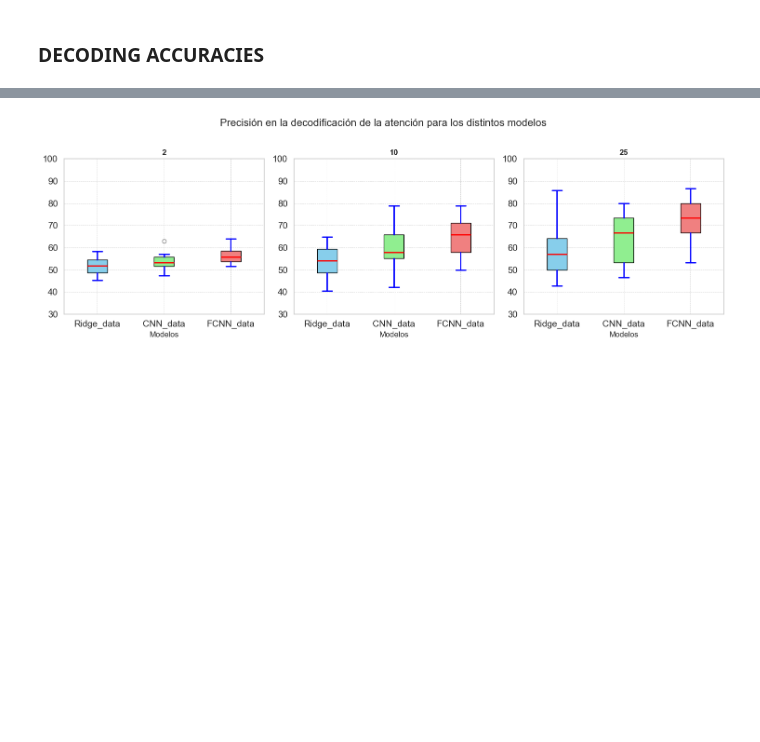
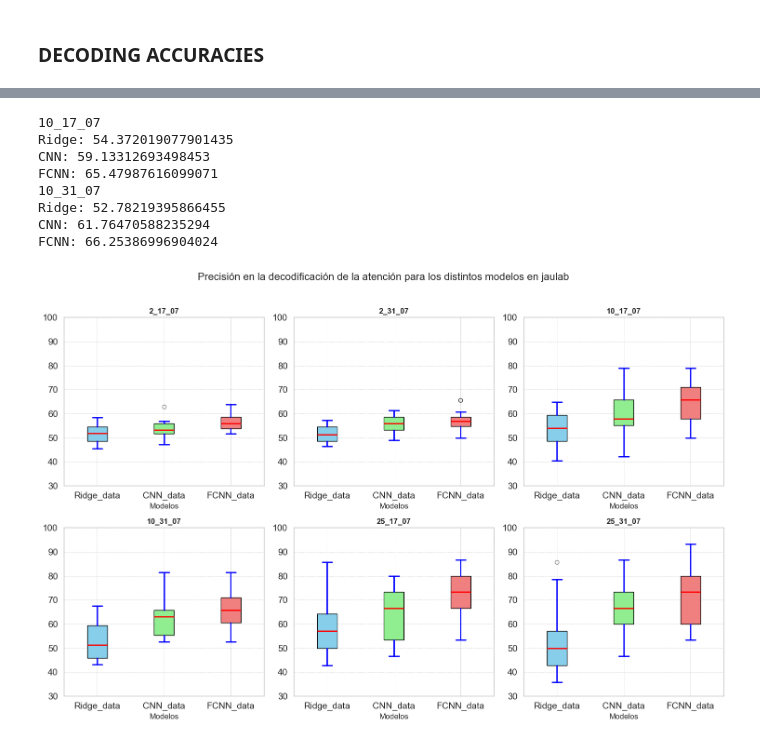
Before and after one commit to garcesote/DNN_AAD, a Jupyter notebook: visualize.ipynb, the cells around one changed output, grey strips where cells are left out. Saved outputs shown, nothing was run; the diff lists cells and outputs as text; code cells hidden in the pictures; blank space fills up the shorter version.

```diff
--- a/visualize.ipynb
+++ b/visualize.ipynb
@@ -149,6 +260,6 @@ datasets
 # %%
 # SELECCIONO EL DATASET
-dataset = datasets[0]
+dataset = datasets[2]
 path = os.path.join(eval_path, dataset)
 file_list = os.listdir(path)
 file_list
@@ -248,7 +440,7 @@ fig, axs = plt.subplots(nrows=n_rows, ncols=3, figsize=(15, 5 * n_rows))
 # Aplanar la matriz de subfiguras para un acceso fácil
 axs = axs.flatten()
 
-for idx, subj in enumerate(dict.keys()):
+for idx, subj in enumerate(CNN_Results.keys()):
 
     # CNN_data = list(-np.array(CNN_Results[subj]))
     CNN_data = CNN_Results[subj]
@@ -295,7 +487,7 @@ for ax in axs[idx+1:]:
 
 plt.tight_layout()
 # Agregar un título general a la figura
-fig.suptitle('Visualización de Gráficas de Pérdida de Entrenamiento y Validación para '+ mode, fontsize=16)
+fig.suptitle('Visualización correlaciones por sujeto para '+ dataset, fontsize=16)
 plt.tight_layout(rect=[0, 0, 1, 0.96])  # Ajustar el layout para dejar espacio para el título
 
 plt.show()
@@ -308,10 +548,11 @@ plt.show()
 def get_times(dataset, model):
     path = os.path.join('Results/decode_accuracy/', dataset+'_data' , model)
     file_list = os.listdir(path)
-    times = {int(int(file.split('_')[2]) / 64): json.load(open(os.path.join(path, file),'r')) for file in file_list}
-    ordered_keys = sorted(times.keys())
-    times_ordered = {key: times[key] for key in ordered_keys}
+    # times is a dict with { 'WL_date' : [list with accuracies for each subject] }
+    times = {str(int(int(file.split('_')[2]) / 64)) + '_' + file.split('_')[0] + '_' + file.split('_')[1] : json.load(open(os.path.join(path, file),'r')) for file in file_list}
+    ordered_keys = dict(sorted(times.items(), key=lambda item: int(item[0].split('_')[0])))
+    times_ordered = {key: times[key] for key in ordered_keys if '_'.join(key.split('_')[1:]) != '30_07'}
     return times_ordered
 
-print(get_times('jaulab', 'CNN'))
+print(get_times('fulsang', 'CNN').keys())
 # %% [output]
@@ -319,5 +560,5 @@ print(get_times('jaulab', 'CNN'))
 # %%
-dataset = 'fulsang'
+dataset = 'jaulab'
 models = ['Ridge_original', 'Ridge', 'FCNN', 'CNN']
 model_info = {model: get_times(dataset, model) for model in models}
 # %%
@@ -330,7 +571,5 @@ dict_keys([2, 10, 25])
 # %%
-dict = times_info
-
-n_plots = len(dict.keys())
+n_plots = len(times_info.keys())
 
 # Calcular el número de filas necesarias
 n_rows = (n_plots + 2) // 3
@@ -343,7 +582,14 @@ axs = axs.flatten()
 
 for n, (idx, mdl_info) in enumerate(times_info.items()):
 
-    box = axs[n].boxplot([mdl_info['Ridge'], mdl_info['CNN'], mdl_info['FCNN']], vert=True, patch_artist=True)
+    models = ['Ridge', 'CNN', 'FCNN']
+
+    if idx.split('_')[0] == '10':
+        print(idx)
+        for model in models:
+            print(f'{model}: {np.mean(mdl_info[model])}')
+
+    box = axs[n].boxplot([mdl_info[model] for model in models], vert=True, patch_artist=True)
 
     # Colores personalizados
     colors = ['skyblue', 'lightgreen', 'lightcoral']
@@ -360,33 +606,41 @@ for n, (idx, mdl_info) in enumerate(times_info.items()):
         cap.set(color='blue', linewidth=2)
 
     for median in box['medians']:
         median.set(color='red', linewidth=2)
 
     for flier in box['fliers']:
         flier.set(marker='o', color='red', alpha=0.5)
 
     # Añadir título y etiquetas
     axs[n].set_title(idx, fontweight='bold')
     axs[n].set_xlabel('Modelos')
     axs[n].set_xticks([1, 2, 3], ['Ridge_data', 'CNN_data', 'FCNN_data'])  # Etiquetas personalizadas
     axs[n].set_ylim([30,100])
 
     # Añadir rejilla para mayor legibilidad
     axs[n].grid(True, linestyle='--', linewidth=0.6)
 
     # Personalizar ejes
     axs[n].tick_params(axis='both', which='major', labelsize=14)
 
 # Eliminar subfiguras vacías si hay menos subfiguras que lugares en la cuadrícula
 for ax in axs[n+1:]:
     fig.delaxes(ax)
 
 plt.tight_layout()
 # Agregar un título general a la figura
-fig.suptitle('Precisión en la decodificación de la atención para los distintos modelos', fontsize=16)
+fig.suptitle('Precisión en la decodificación de la atención para los distintos modelos en '+dataset, fontsize=16)
 plt.tight_layout(rect=[0, 0, 1, 0.96])  # Ajustar el layout para dejar espacio para el título
 
 plt.show()
 # %% [output]
+10_17_07
+Ridge: 54.372019077901435
+CNN: 59.13312693498453
+FCNN: 65.47987616099071
+10_31_07
+Ridge: 52.78219395866455
+CNN: 61.76470588235294
+FCNN: 66.25386996904024
-[figure, old version]
+[figure, new version]
 # %%
```
Also changed, not shown: parts of 16 cells of this notebook, 7 other files.
